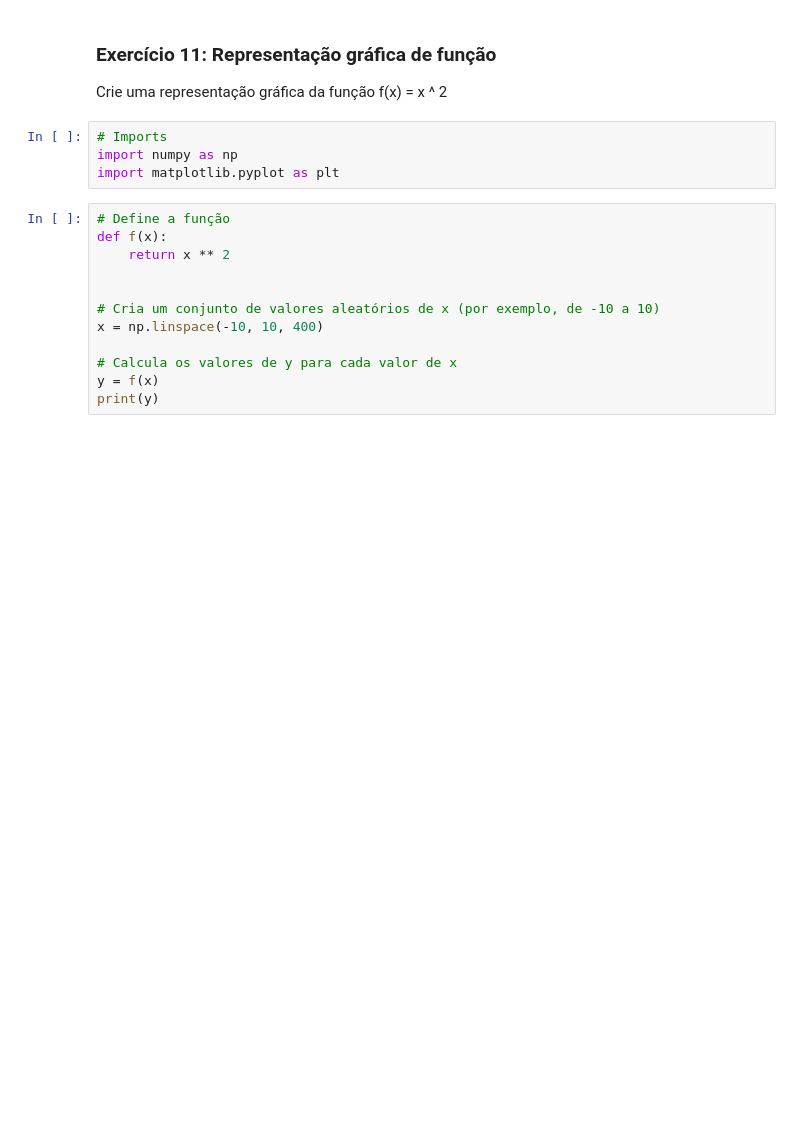
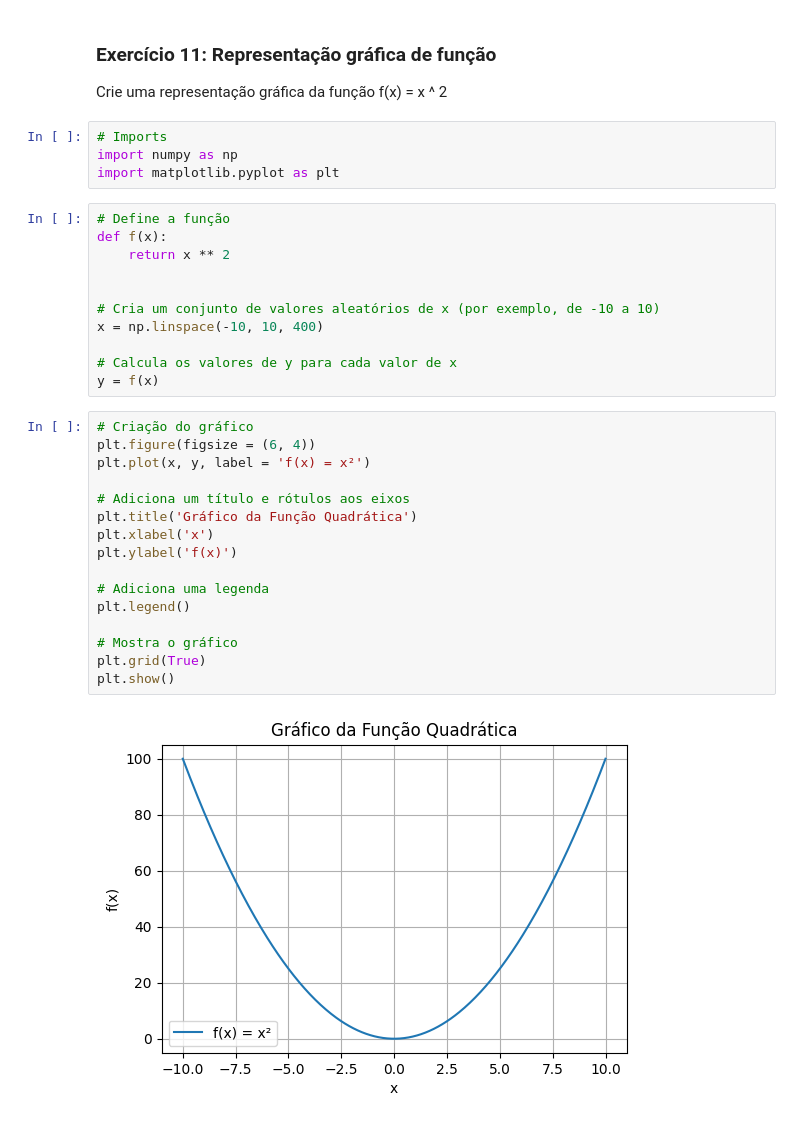
Before and after one commit to CleidsonGoes/Matematica-Fundamental-com-Python, a Jupyter notebook: Matematica_Fundamental_com_Linguagem_Python.ipynb, the cells around one changed output. Saved outputs shown, nothing was run; the diff lists cells and outputs as text; blank space fills up the shorter version.

Commit message:
Graphical representation of the Quadratic Function.

```diff
--- a/Matematica_Fundamental_com_Linguagem_Python.ipynb
+++ b/Matematica_Fundamental_com_Linguagem_Python.ipynb
@@ -267,4 +267,21 @@ x = np.linspace(-10, 10, 400)
 
 # Calcula os valores de y para cada valor de x
 y = f(x)
-print(y)
+# %%
+# Criação do gráfico
+plt.figure(figsize = (6, 4))
+plt.plot(x, y, label = 'f(x) = x²')
+
+# Adiciona um título e rótulos aos eixos
+plt.title('Gráfico da Função Quadrática')
+plt.xlabel('x')
+plt.ylabel('f(x)')
+
+# Adiciona uma legenda
+plt.legend()
+
+# Mostra o gráfico
+plt.grid(True)
+plt.show()
+# %% [output]
+[figure, added]
```
